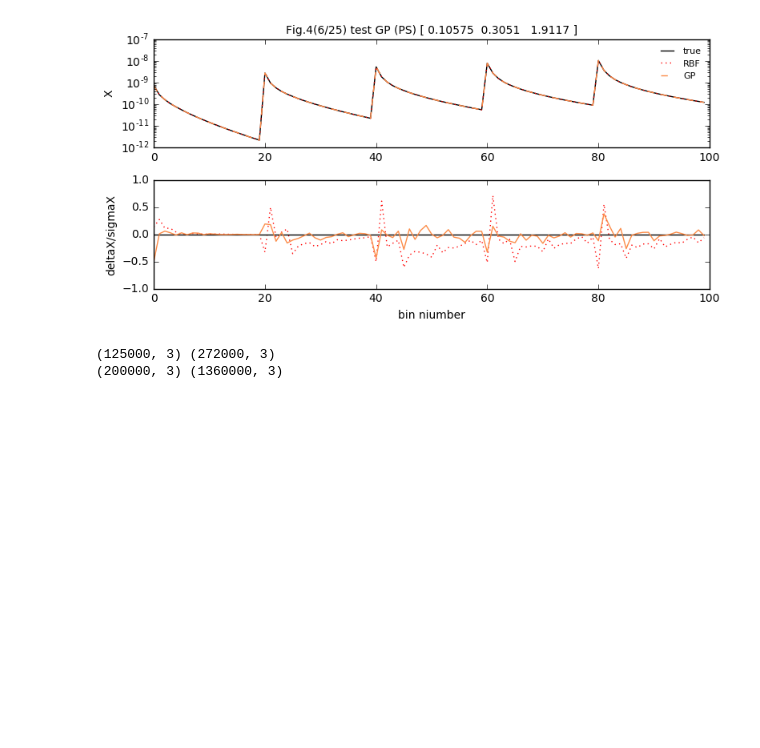
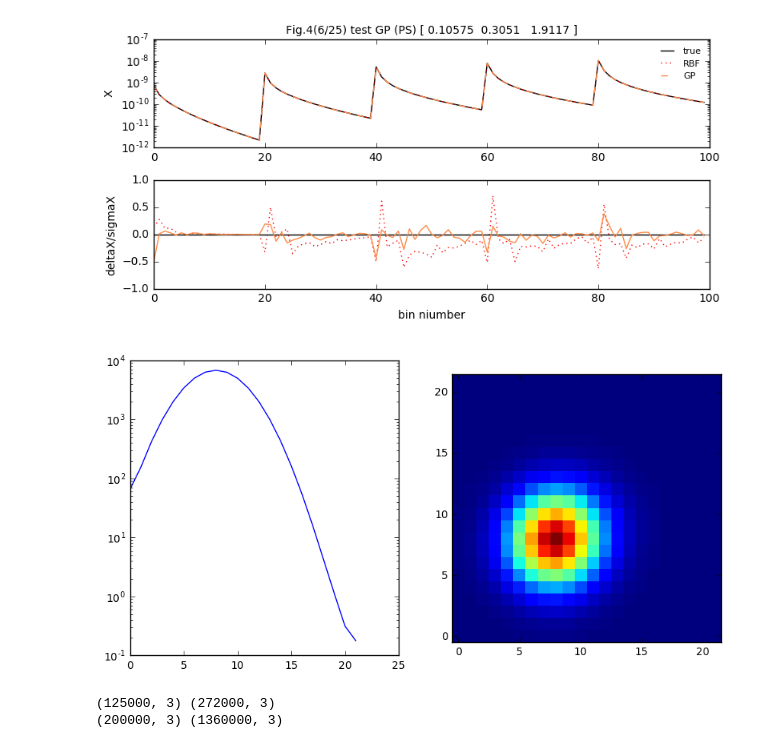
Before and after one commit to liuxx479/PDFs, a Jupyter notebook: likelihood.ipynb, the cells around one changed output. Cells and saved outputs as stored; diff of their text form; code cells hidden in the pictures; blank space fills up the shorter version.

```diff
--- a/likelihood.ipynb
+++ b/likelihood.ipynb
@@ -375,3 +370,11 @@ interp_rbf = WLanalysis.buildInterpolator(y,x)
+# %%
+f, axes=subplots(1,2, figsize=(10,5))
+axes[0].plot(pdf1dN[0,0])
+axes[1].imshow(pdf2dN[0,0],origin=0,interpolation='nearest')
+axes[0].set_yscale('log')
+show()
+# %% [output]
+[figure, added]
 # %%
 def plothead (chain):
     f, axes = subplots(1,3,figsize=(10,3))
```
Also changed, not shown: parts of 9 cells of this notebook, 1 other file.
